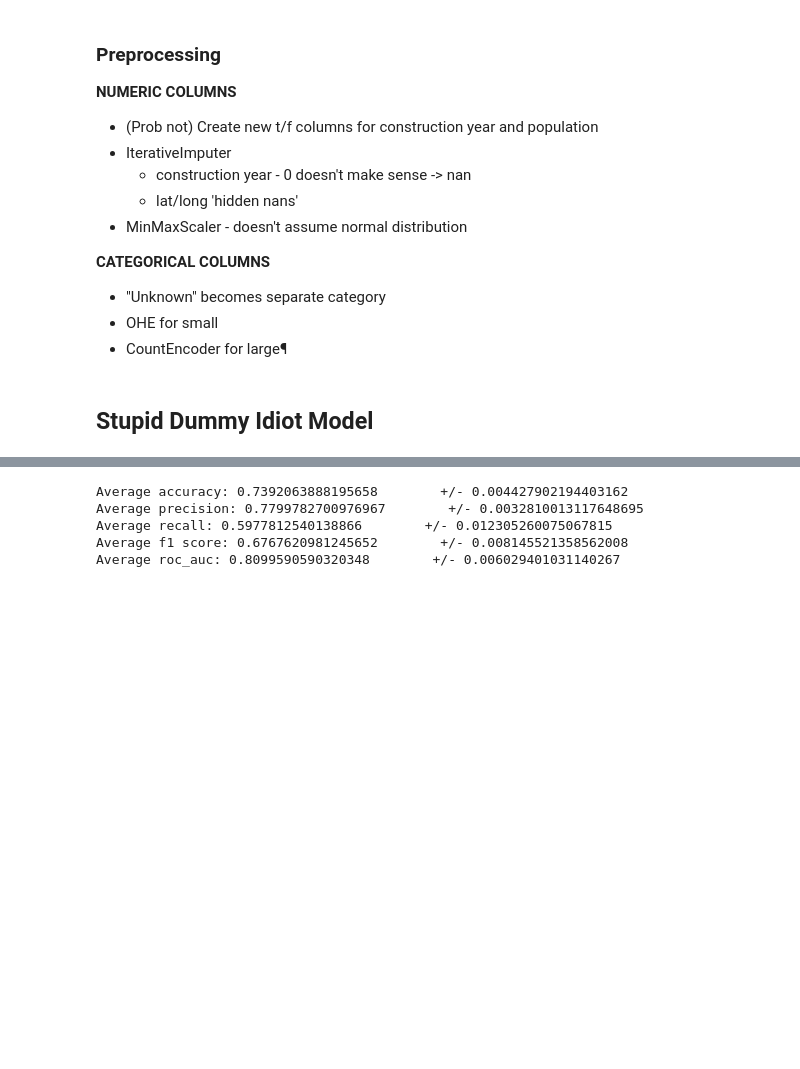
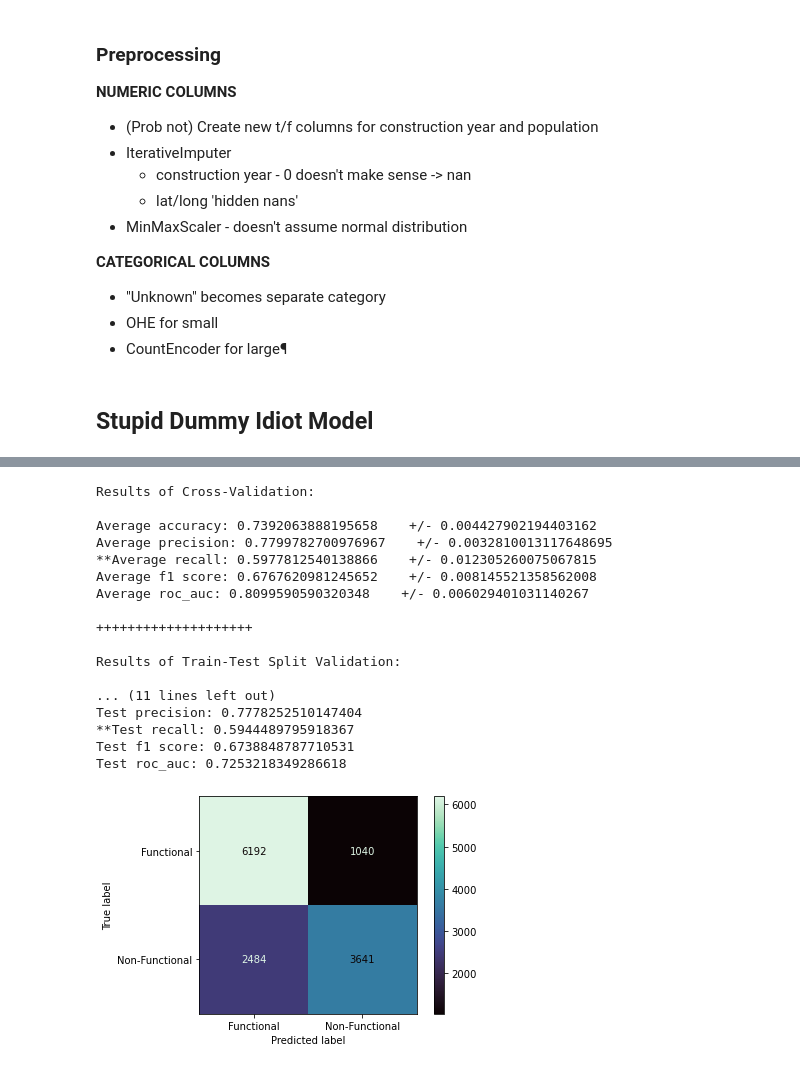
Before and after one commit to NicholasIndorf/TanzanianWaterWells, a Jupyter notebook: notebooks/Nick/Modeling.ipynb, the cells around one changed output, grey strips where cells are left out. Drawn from its saved outputs; the diff is of its cells as text; code cells hidden in the pictures; blank space fills up the shorter version.

```diff
--- a/notebooks/Nick/Modeling.ipynb
+++ b/notebooks/Nick/Modeling.ipynb
@@ -133,16 +186,30 @@ preprocessor = ColumnTransformer(transformers=[
 # %%
+# ~2 minutes
 logreg = Pipeline(steps=[
     ('preprocessor', preprocessor),
     ('classifier', LogisticRegression(random_state=396, max_iter=1000))
 ])
 
-evaluate(logreg, X_train, X_test, y_train, y_test, cross_val=True, cv=5)
+evaluate(logreg, X_train, X_test, y_train, y_test, cv=5)
 # %% [output]
-Average accuracy: 0.7392063888195658        +/- 0.004427902194403162
-Average precision: 0.7799782700976967        +/- 0.0032810013117648695
-Average recall: 0.5977812540138866        +/- 0.012305260075067815
-Average f1 score: 0.6767620981245652        +/- 0.008145521358562008
-Average roc_auc: 0.8099590590320348        +/- 0.006029401031140267
+Results of Cross-Validation:
+
+Average accuracy: 0.7392063888195658    +/- 0.004427902194403162
+Average precision: 0.7799782700976967    +/- 0.0032810013117648695
+**Average recall: 0.5977812540138866    +/- 0.012305260075067815
+Average f1 score: 0.6767620981245652    +/- 0.008145521358562008
+Average roc_auc: 0.8099590590320348    +/- 0.006029401031140267
+
+++++++++++++++++++++
+
+Results of Train-Test Split Validation:
+
+... (11 lines left out)
+Test precision: 0.7778252510147404
+**Test recall: 0.5944489795918367
+Test f1 score: 0.6738848787710531
+Test roc_auc: 0.7253218349286618
+[figure, added]
 # %%
 dt = Pipeline(steps=[
     ('preprocessor', preprocessor),
```
Also changed, not shown: parts of 9 cells of this notebook.
